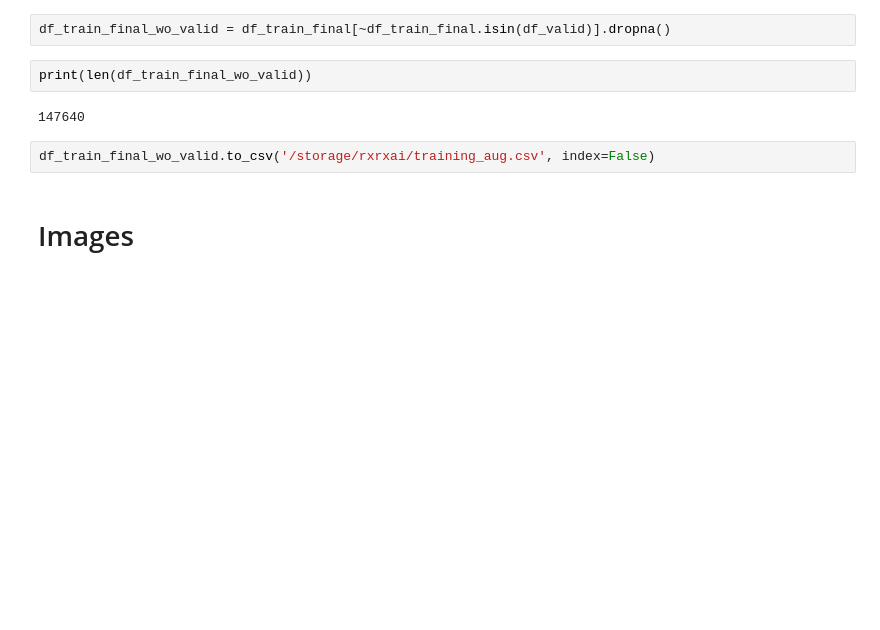
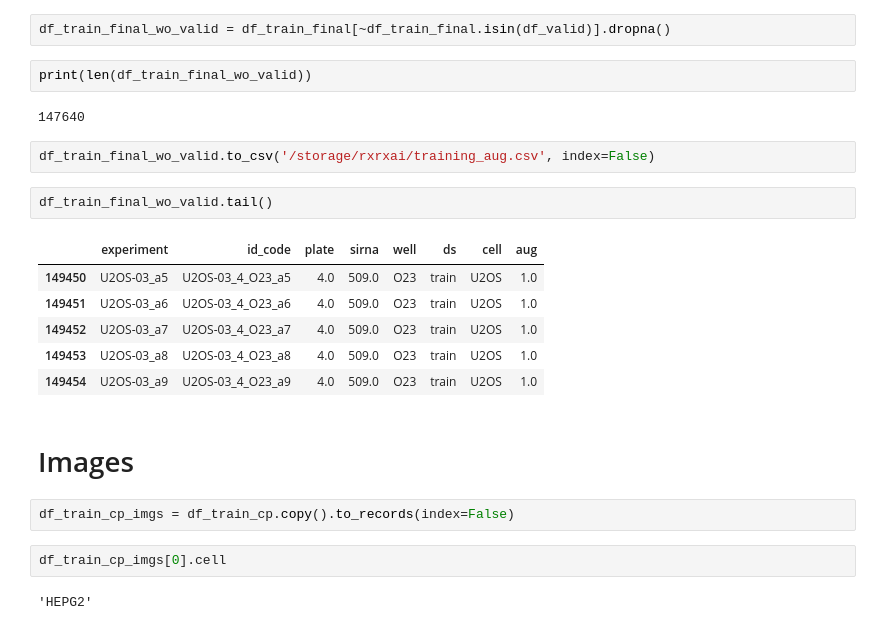
Before and after one commit to MichelML/ml-cellsignal, a Jupyter notebook: eda + data augmentation.ipynb, the cells around one changed output. Drawn from its saved outputs; the diff is of its cells as text; blank space fills up the shorter version.

```diff
--- a/eda + data augmentation.ipynb
+++ b/eda + data augmentation.ipynb
@@ -428,5 +428,20 @@ print(len(df_train_final_wo_valid))
 147640
 # %%
 df_train_final_wo_valid.to_csv('/storage/rxrxai/training_aug.csv', index=False)
+# %%
+df_train_final_wo_valid.tail()
+# %% [output]
+|  | experiment | id_code | plate | sirna | well | ds | cell | aug |
+| 149450 | U2OS-03_a5 | U2OS-03_4_O23_a5 | 4.0 | 509.0 | O23 | train | U2OS | 1.0 |
+| 149451 | U2OS-03_a6 | U2OS-03_4_O23_a6 | 4.0 | 509.0 | O23 | train | U2OS | 1.0 |
+| 149452 | U2OS-03_a7 | U2OS-03_4_O23_a7 | 4.0 | 509.0 | O23 | train | U2OS | 1.0 |
+| 149453 | U2OS-03_a8 | U2OS-03_4_O23_a8 | 4.0 | 509.0 | O23 | train | U2OS | 1.0 |
+| 149454 | U2OS-03_a9 | U2OS-03_4_O23_a9 | 4.0 | 509.0 | O23 | train | U2OS | 1.0 |
 # %% [markdown]
 # Images
+# %%
+df_train_cp_imgs = df_train_cp.copy().to_records(index=False)
+# %%
+df_train_cp_imgs[0].cell
+# %% [output]
+'HEPG2'
```
Also changed, not shown: parts of 11 cells of this notebook, 36 other files.
